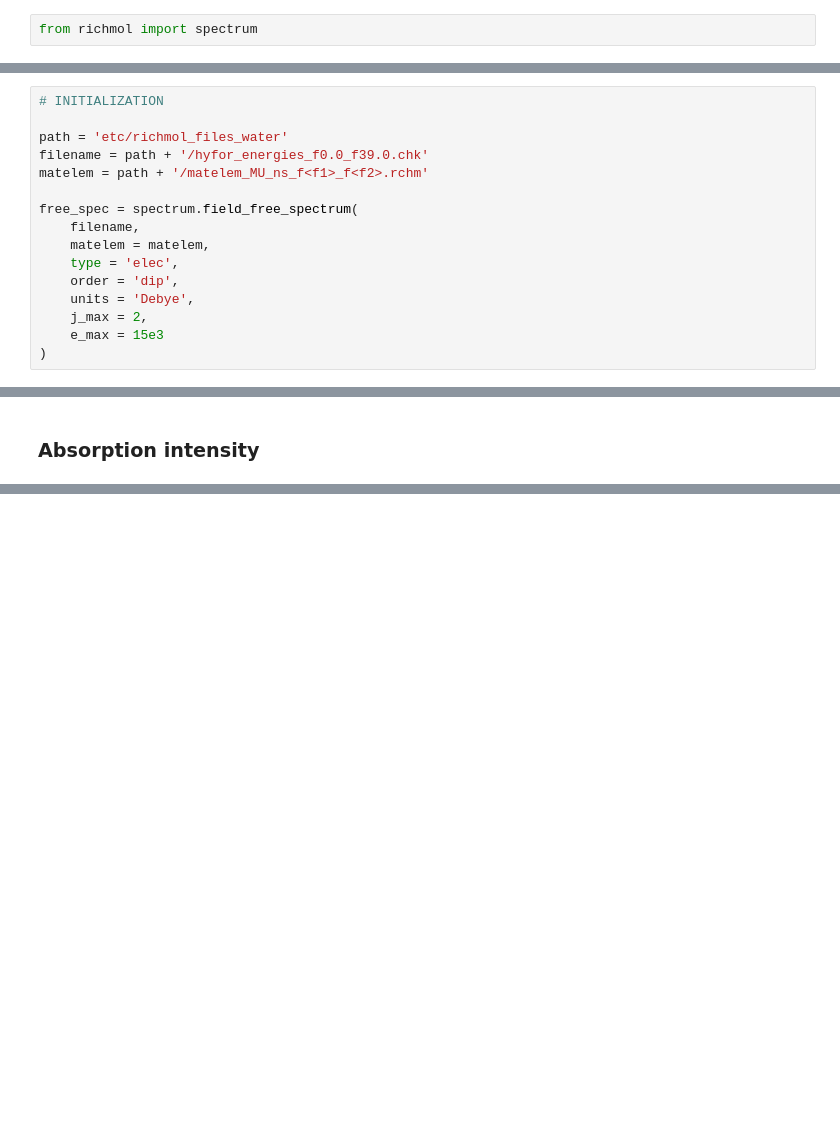
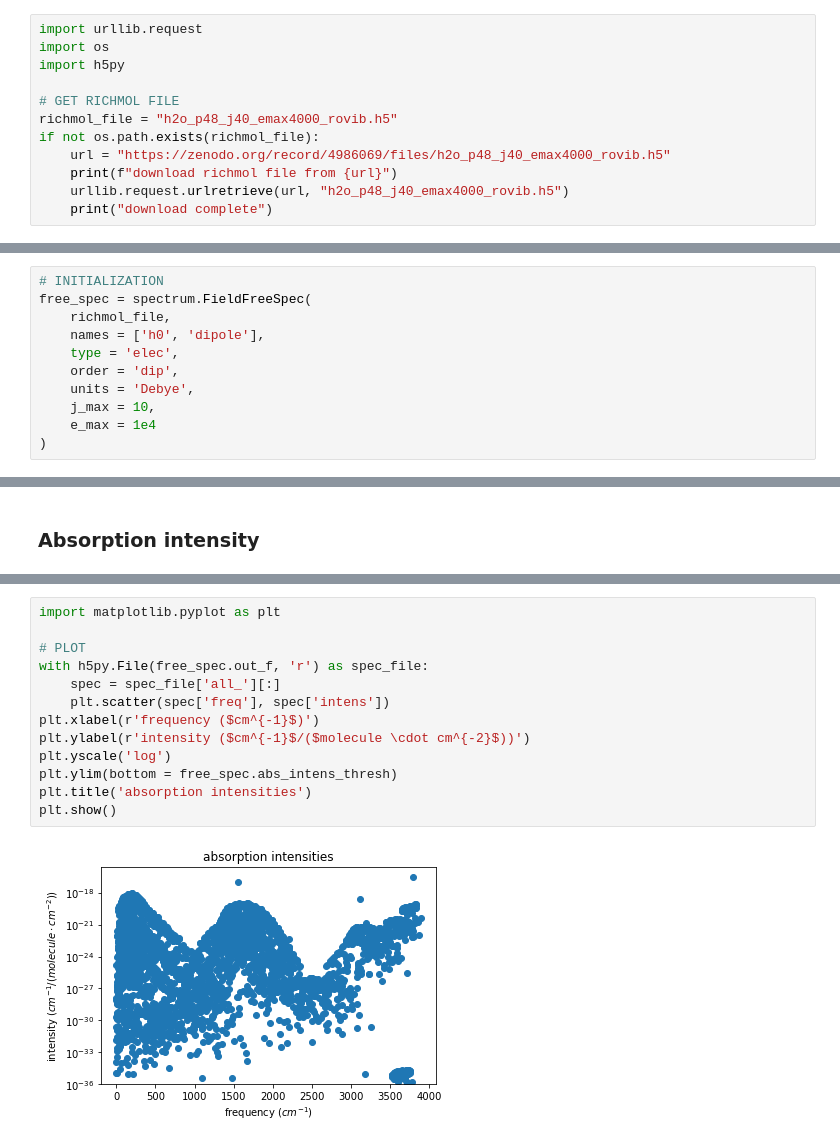
Before and after one commit to CFEL-CMI/richmol, a Jupyter notebook: docs/source/notebooks/spectrum_101.ipynb, the cells around one changed output, grey strips where cells are left out. Saved outputs shown, nothing was run; the diff lists cells and outputs as text; blank space fills up the shorter version.

Commit message:
Update `spectrum_101` tutorial
This commit closes #17.

```diff
--- a/docs/source/notebooks/spectrum_101.ipynb
+++ b/docs/source/notebooks/spectrum_101.ipynb
@@ -5,2 +11,12 @@ Here you will learn how to obtain field-free and -dressed molecular spectra. The
 # %%
-from richmol import spectrum
+import urllib.request
+import os
+import h5py
+
+# GET RICHMOL FILE
+richmol_file = "h2o_p48_j40_emax4000_rovib.h5"
+if not os.path.exists(richmol_file):
+    url = "https://zenodo.org/record/4986069/files/h2o_p48_j40_emax4000_rovib.h5"
+    print(f"download richmol file from {url}")
+    urllib.request.urlretrieve(url, "h2o_p48_j40_emax4000_rovib.h5")
+    print("download complete")
@@ -15,17 +47,12 @@ To start, energies of field-free states and matrix elements of field tensor oper
 # %%
 # INITIALIZATION
-
-path = 'etc/richmol_files_water'
-filename = path + '/hyfor_energies_f0.0_f39.0.chk'
-matelem = path + '/matelem_MU_ns_f<f1>_f<f2>.rchm'
-
-free_spec = spectrum.field_free_spectrum(
-    filename,
-    matelem = matelem,
+free_spec = spectrum.FieldFreeSpec(
+    richmol_file,
+    names = ['h0', 'dipole'],
     type = 'elec',
     order = 'dip',
     units = 'Debye',
-    j_max = 2,
-    e_max = 15e3
+    j_max = 10,
+    e_max = 1e4
 )
 # %% [markdown]
@@ -111,0 +123,15 @@ Results are directly written into the output file. A spectrum plot `absorption_i
+# %%
+import matplotlib.pyplot as plt
+
+# PLOT
+with h5py.File(free_spec.out_f, 'r') as spec_file:
+    spec = spec_file['all_'][:]
+    plt.scatter(spec['freq'], spec['intens'])
+plt.xlabel(r'frequency ($cm^{-1}$)')
+plt.ylabel(r'intensity ($cm^{-1}$/($molecule \cdot cm^{-2}$))')
+plt.yscale('log')
+plt.ylim(bottom = free_spec.abs_intens_thresh)
+plt.title('absorption intensities')
+plt.show()
+# %% [output]
+[figure, added]
```
Also changed, not shown: parts of 15 cells of this notebook.
